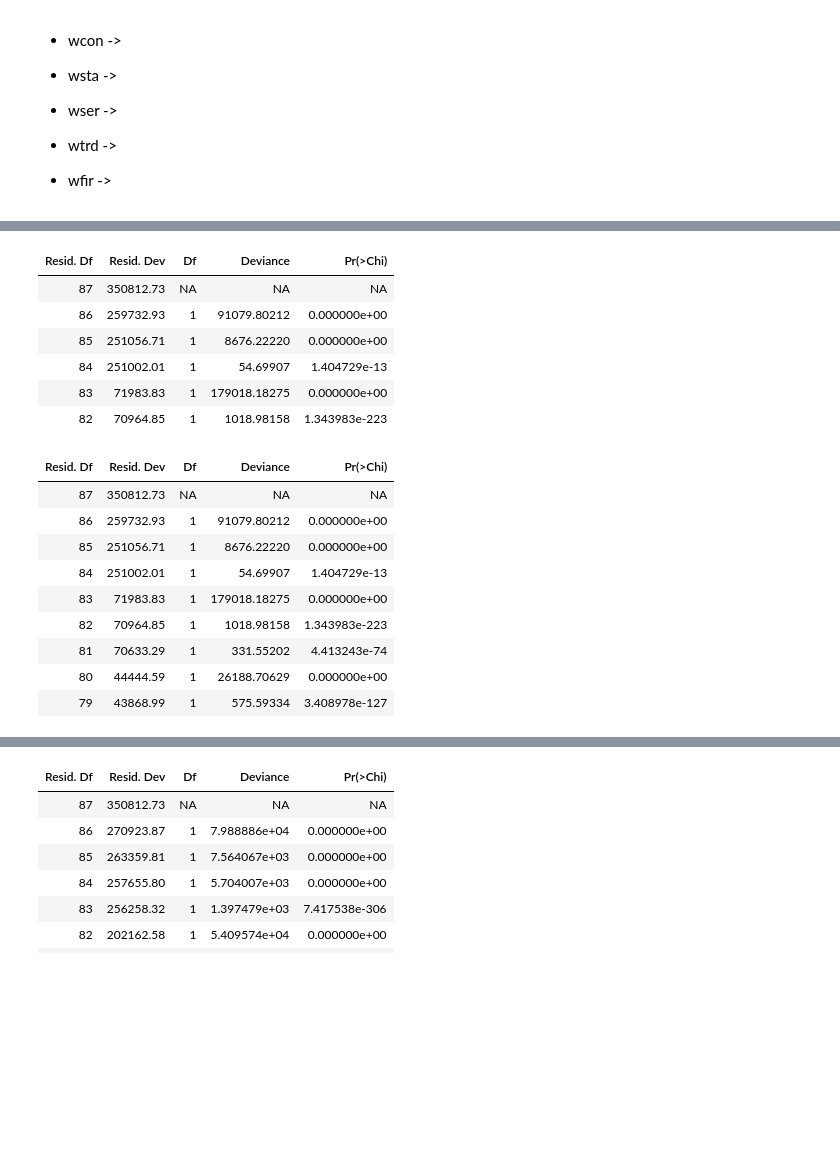
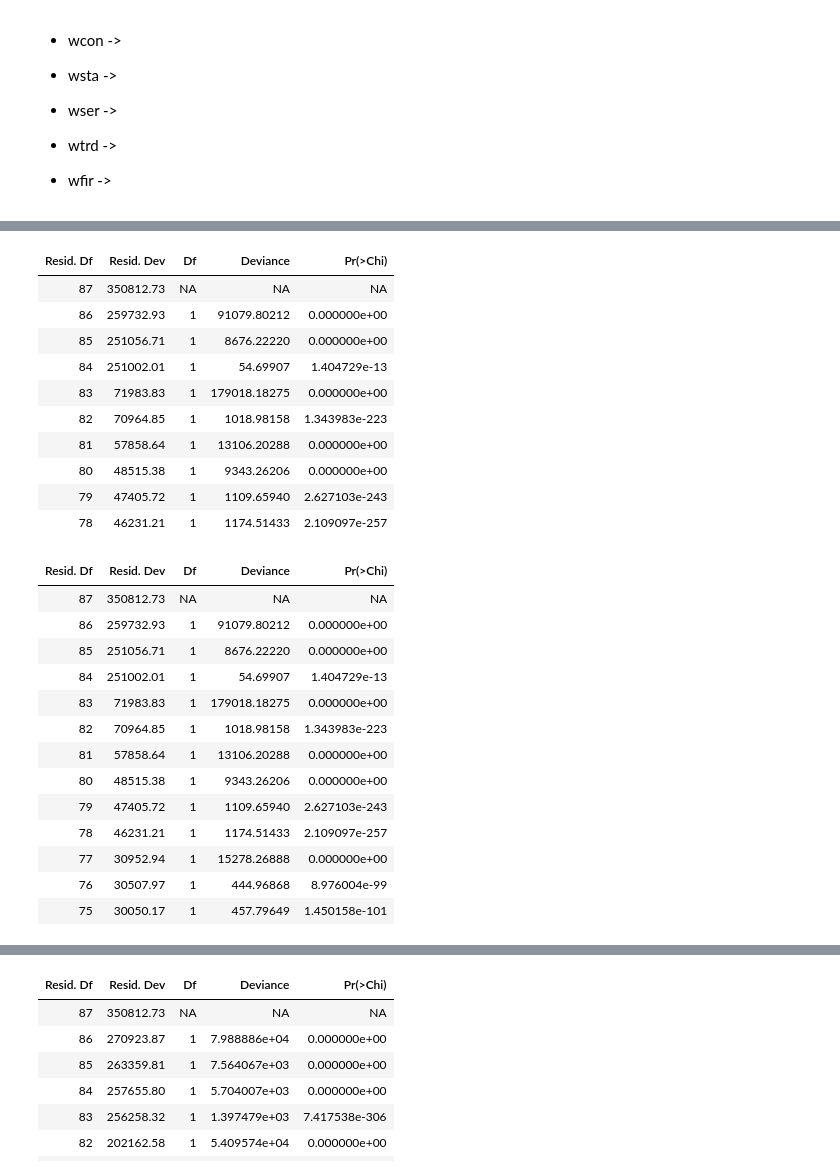
Before and after one commit to HenningAthor/SV_Crimes, a Jupyter notebook: Max/Modelle mit Expertenwissen.ipynb, the cells around one changed output, grey strips where cells are left out. Cells and saved outputs as stored; diff of their text form; code cells hidden in the pictures; blank space fills up the shorter version.

```diff
--- a/Max/Modelle mit Expertenwissen.ipynb
+++ b/Max/Modelle mit Expertenwissen.ipynb
@@ -106,17 +106,19 @@ Eigenen Übersetzung der Bedeutung der Einflussgrößen:
 crimesglm0 = glm(crimes ~ region, data=crimes, family=poisson(link="log"))
 
 # aus Expertenwissen Einflussgrößen mit linearem Zusammenhang und ohne Interaktion
-crimesglm1 = glm(crimes ~ region + prbarr + prbpris + polpc + density + taxpc, data=crimes, family=poisson(link="log"))
+crimesglm1 = glm(crimes ~ region + prbarr + prbpris + polpc + density + taxpc + pctymale + wcon + wser + wtrd, data=crimes, family=poisson(link="log"))
 
 # polpc:taxpc kein guter Zusammenhang
 
 # m1 mit Interaktion (area da Interaktion damit drin)
-crimesglm2 = glm(crimes ~ region + prbarr + prbpris + polpc + density + taxpc + prbarr:polpc + area + polpc:area, data=crimes, family=poisson(link="log"))
+crimesglm2 = glm(crimes ~ region + prbarr + prbpris + polpc + density + taxpc + pctymale + wcon + wser + wtrd + area + polpc:area + area:density, data=crimes, family=poisson(link="log"))
 
 # m2 aber wenn 2 Einflussgrößen lineare Zusammenhang, dann eine raus
-crimesglm3 = glm(crimes ~ region + prbarr + polpc + density + taxpc + prbarr:polpc + area + polpc:area, data=crimes, family=poisson(link="log"))
+crimesglm3 = glm(crimes ~ region + prbarr + polpc + density + taxpc + pctymale + wcon + wser + wtrd + polpc:area + area:density, data=crimes, family=poisson(link="log"))
 
 # I(polpc^2):taxpc stattdessen einfügen
+
+#später erst einfügen
 
 # m2 aber Einflussgrößen mit spezifischen Zusammenhängen aus Analyse
 # Zusammenhänge auch bei Interaktionen anwenden???????????????
@@ -244,8 +246,13 @@ crimesglm1.3 = glm(crimes ~ region + prbarr + prbpris, data=crimes, family=poiss
 crimesglm1.4 = glm(crimes ~ region + prbarr + prbpris + polpc, data=crimes, family=poisson(link="log"))
 crimesglm1.5 = glm(crimes ~ region + prbarr + prbpris + polpc + density, data=crimes, family=poisson(link="log"))
 crimesglm1.6 = glm(crimes ~ region + prbarr + prbpris + polpc + density + taxpc, data=crimes, family=poisson(link="log"))
+crimesglm1.7 = glm(crimes ~ region + prbarr + prbpris + polpc + density + taxpc + pctymale, data=crimes, family=poisson(link="log"))
+crimesglm1.8 = glm(crimes ~ region + prbarr + prbpris + polpc + density + taxpc + pctymale + wcon, data=crimes, family=poisson(link="log"))
+crimesglm1.9 = glm(crimes ~ region + prbarr + prbpris + polpc + density + taxpc + pctymale + wcon + wser, data=crimes, family=poisson(link="log"))
+crimesglm1.10 = glm(crimes ~ region + prbarr + prbpris + polpc + density + taxpc + pctymale + wcon + wser + wtrd, data=crimes, family=poisson(link="log"))
 
-anova(crimesglm1.1, crimesglm1.2, crimesglm1.3, crimesglm1.4, crimesglm1.5, crimesglm1.6, test="LRT")
+
+anova(crimesglm1.1, crimesglm1.2, crimesglm1.3, crimesglm1.4, crimesglm1.5, crimesglm1.6, crimesglm1.7, crimesglm1.8, crimesglm1.9, crimesglm1.10, test="LRT")
 # %% [output]
 | Resid. Df | Resid. Dev | Df | Deviance | Pr(>Chi) |
 | 87 | 350812.73 | NA | NA | NA |
@@ -254,31 +261,43 @@ anova(crimesglm1.1, crimesglm1.2, crimesglm1.3, crimesglm1.4, crimesglm1.5, crim
 | 84 | 251002.01 | 1 | 54.69907 | 1.404729e-13 |
 | 83 | 71983.83 | 1 | 179018.18275 | 0.000000e+00 |
 | 82 | 70964.85 | 1 | 1018.98158 | 1.343983e-223 |
+| 81 | 57858.64 | 1 | 13106.20288 | 0.000000e+00 |
+| 80 | 48515.38 | 1 | 9343.26206 | 0.000000e+00 |
+| 79 | 47405.72 | 1 | 1109.65940 | 2.627103e-243 |
+| 78 | 46231.21 | 1 | 1174.51433 | 2.109097e-257 |
 # %%
 # m1 mit Interaktion (area da Interaktion damit drin)
 
 crimesglm2.1 = glm(crimes ~ region, data=crimes, family=poisson(link="log"))
 crimesglm2.2 = glm(crimes ~ region + prbarr, data=crimes, family=poisson(link="log"))
 crimesglm2.3 = glm(crimes ~ region + prbarr + prbpris, data=crimes, family=poisson(link="log"))
 crimesglm2.4 = glm(crimes ~ region + prbarr + prbpris + polpc, data=crimes, family=poisson(link="log"))
 crimesglm2.5 = glm(crimes ~ region + prbarr + prbpris + polpc + density, data=crimes, family=poisson(link="log"))
 crimesglm2.6 = glm(crimes ~ region + prbarr + prbpris + polpc + density + taxpc, data=crimes, family=poisson(link="log"))
-crimesglm2.7 = glm(crimes ~ region + prbarr + prbpris + polpc + density + taxpc + prbarr:polpc, data=crimes, family=poisson(link="log"))
-crimesglm2.8 = glm(crimes ~ region + prbarr + prbpris + polpc + density + taxpc + prbarr:polpc + area, data=crimes, family=poisson(link="log"))
-crimesglm2.9 = glm(crimes ~ region + prbarr + prbpris + polpc + density + taxpc + prbarr:polpc + area + polpc:area, data=crimes, family=poisson(link="log"))
+crimesglm2.7 = glm(crimes ~ region + prbarr + prbpris + polpc + density + taxpc + pctymale, data=crimes, family=poisson(link="log"))
+crimesglm2.8 = glm(crimes ~ region + prbarr + prbpris + polpc + density + taxpc + pctymale + wcon, data=crimes, family=poisson(link="log"))
+crimesglm2.9 = glm(crimes ~ region + prbarr + prbpris + polpc + density + taxpc + pctymale + wcon + wser, data=crimes, family=poisson(link="log"))
+crimesglm2.10 = glm(crimes ~ region + prbarr + prbpris + polpc + density + taxpc + pctymale + wcon + wser + wtrd, data=crimes, family=poisson(link="log"))
+crimesglm2.11 = glm(crimes ~ region + prbarr + prbpris + polpc + density + taxpc + pctymale + wcon + wser + wtrd + area, data=crimes, family=poisson(link="log"))
+crimesglm2.12 = glm(crimes ~ region + prbarr + prbpris + polpc + density + taxpc + pctymale + wcon + wser + wtrd + area + polpc:area, data=crimes, family=poisson(link="log"))
+crimesglm2.13 = glm(crimes ~ region + prbarr + prbpris + polpc + density + taxpc + pctymale + wcon + wser + wtrd + area + polpc:area + area:density, data=crimes, family=poisson(link="log"))
 
-anova(crimesglm2.1, crimesglm2.2, crimesglm2.3, crimesglm2.4, crimesglm2.5, crimesglm2.6, crimesglm2.7, crimesglm2.8, crimesglm2.9, test="LRT")
+anova(crimesglm2.1, crimesglm2.2, crimesglm2.3, crimesglm2.4, crimesglm2.5, crimesglm2.6, crimesglm2.7, crimesglm2.8, crimesglm2.9, crimesglm2.10, crimesglm2.11, crimesglm2.12, crimesglm2.13, test="LRT")
 # %% [output]
 | Resid. Df | Resid. Dev | Df | Deviance | Pr(>Chi) |
 | 87 | 350812.73 | NA | NA | NA |
 | 86 | 259732.93 | 1 | 91079.80212 | 0.000000e+00 |
 | 85 | 251056.71 | 1 | 8676.22220 | 0.000000e+00 |
 | 84 | 251002.01 | 1 | 54.69907 | 1.404729e-13 |
 | 83 | 71983.83 | 1 | 179018.18275 | 0.000000e+00 |
 | 82 | 70964.85 | 1 | 1018.98158 | 1.343983e-223 |
-| 81 | 70633.29 | 1 | 331.55202 | 4.413243e-74 |
-| 80 | 44444.59 | 1 | 26188.70629 | 0.000000e+00 |
-| 79 | 43868.99 | 1 | 575.59334 | 3.408978e-127 |
+| 81 | 57858.64 | 1 | 13106.20288 | 0.000000e+00 |
+| 80 | 48515.38 | 1 | 9343.26206 | 0.000000e+00 |
+| 79 | 47405.72 | 1 | 1109.65940 | 2.627103e-243 |
+| 78 | 46231.21 | 1 | 1174.51433 | 2.109097e-257 |
+| 77 | 30952.94 | 1 | 15278.26888 | 0.000000e+00 |
+| 76 | 30507.97 | 1 | 444.96868 | 8.976004e-99 |
+| 75 | 30050.17 | 1 | 457.79649 | 1.450158e-101 |
 # %%
 # m2 aber wenn 2 Einflussgrößen lineare Zusammenhang, dann eine raus
 
```
Also changed, not shown: parts of 3 cells of this notebook.
